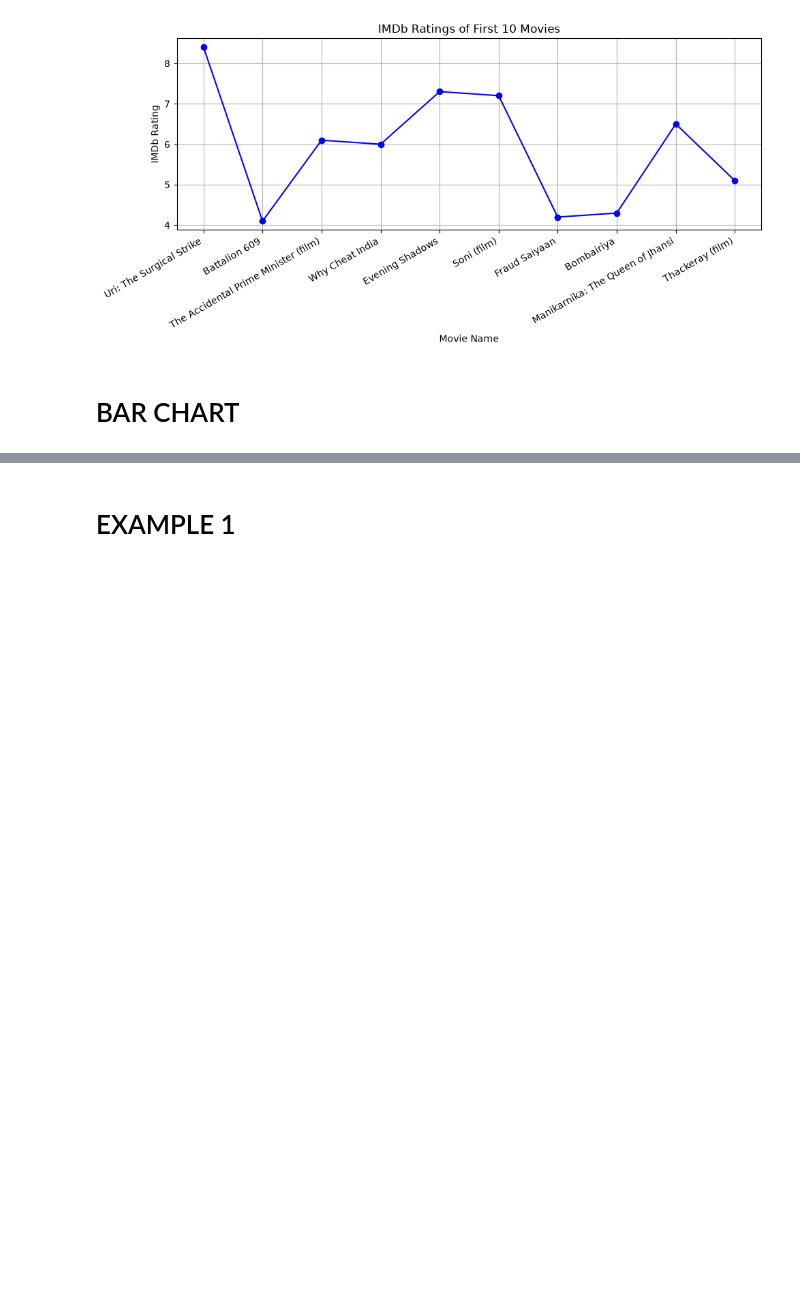
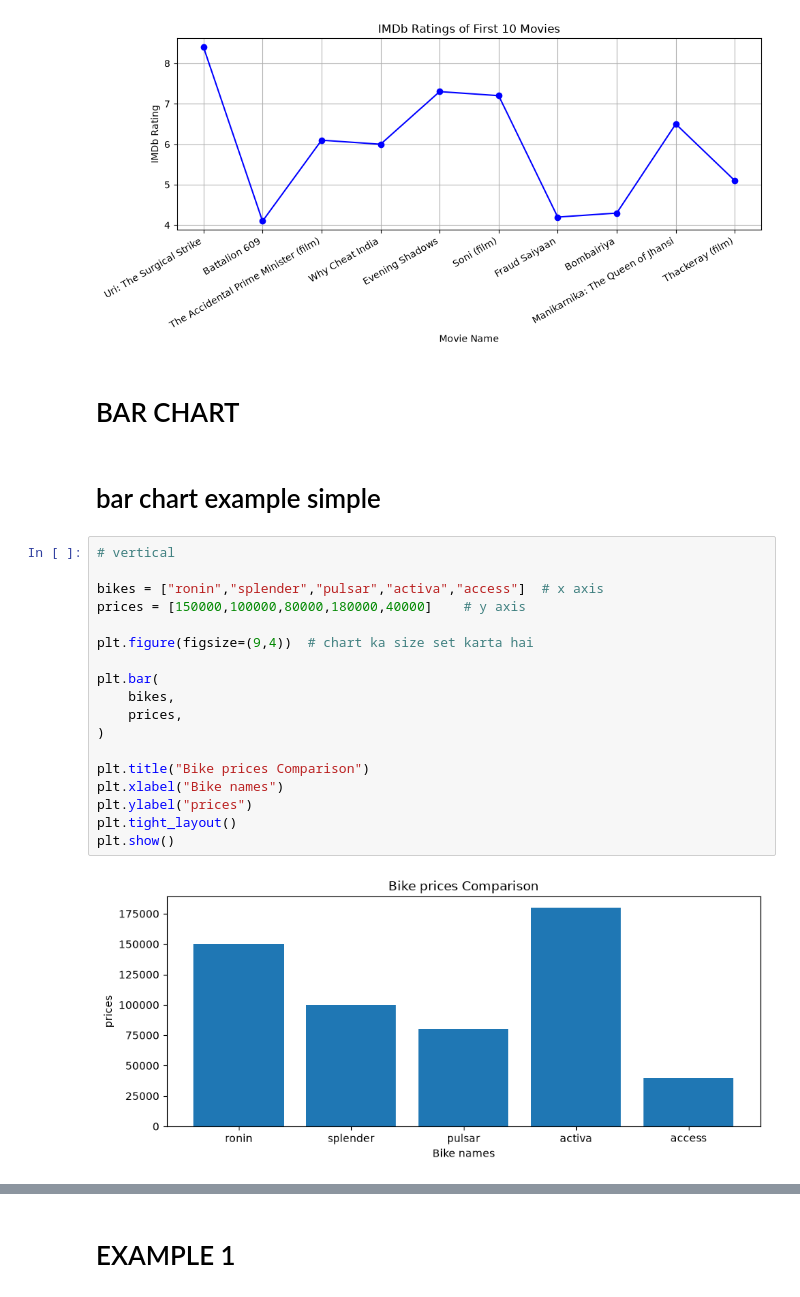
Before and after one commit to shivamdhamange/DATA-SCIENCE, a Jupyter notebook: shivam/day 16 matplotlib.ipynb, the cells around one changed output, grey strips where cells are left out. Saved outputs shown, nothing was run; the diff lists cells and outputs as text; blank space fills up the shorter version.

```diff
--- a/shivam/day 16 matplotlib.ipynb
+++ b/shivam/day 16 matplotlib.ipynb
@@ -138,3 +138,25 @@ plt.show()
 [figure]
 # %% [markdown]
 # BAR CHART
+# %% [markdown]
+# bar chart example simple
+# %%
+# vertical
+
+bikes = ["ronin","splender","pulsar","activa","access"]  # x axis
+prices = [150000,100000,80000,180000,40000]    # y axis
+
+plt.figure(figsize=(9,4))  # chart ka size set karta hai
+
+plt.bar(
+    bikes,
+    prices,
+)
+
+plt.title("Bike prices Comparison")
+plt.xlabel("Bike names")
+plt.ylabel("prices")
+plt.tight_layout()
+plt.show()
+# %% [output]
+[figure, added]
```
Also changed, not shown: parts of 3 cells of this notebook.
